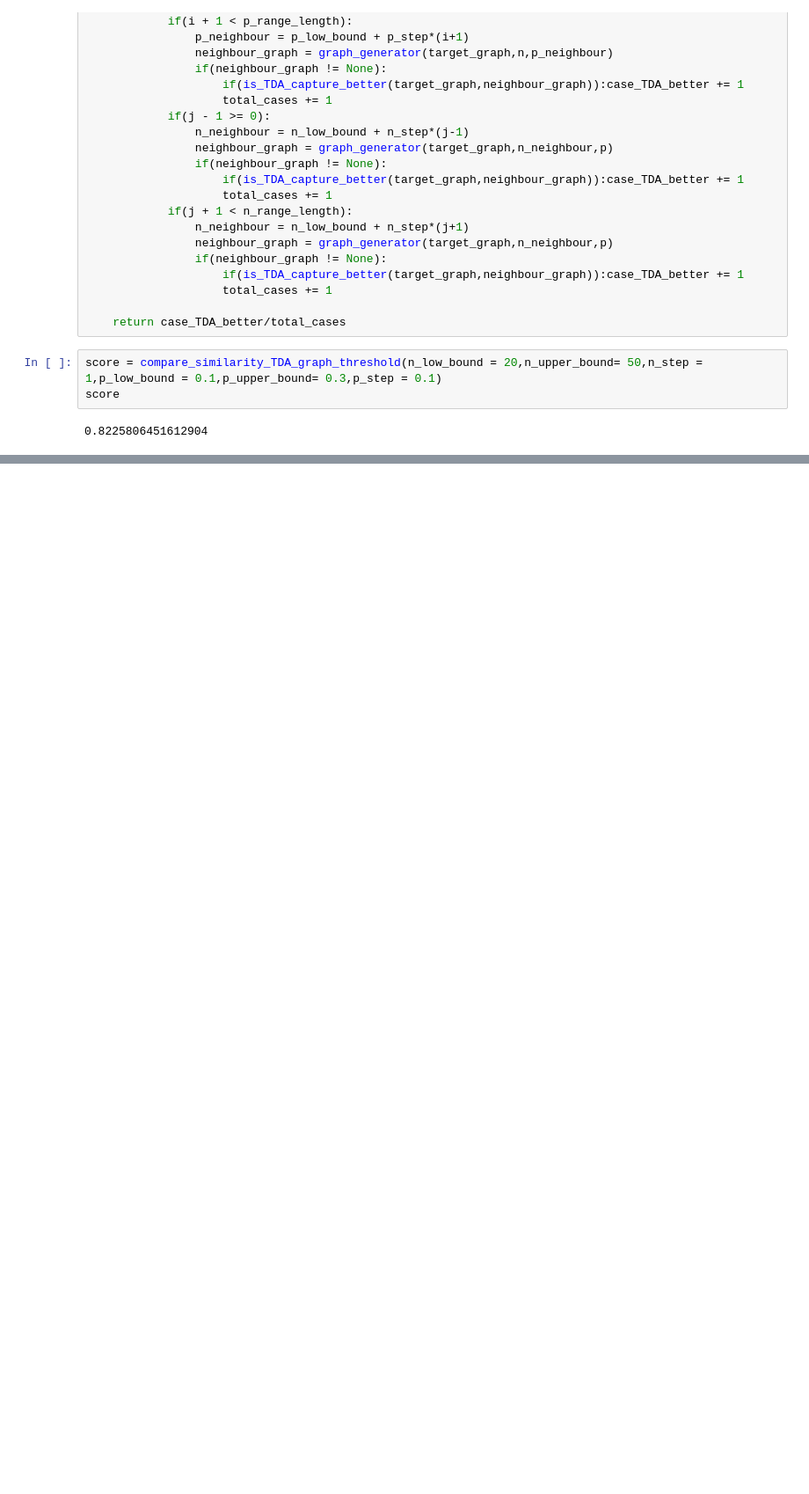
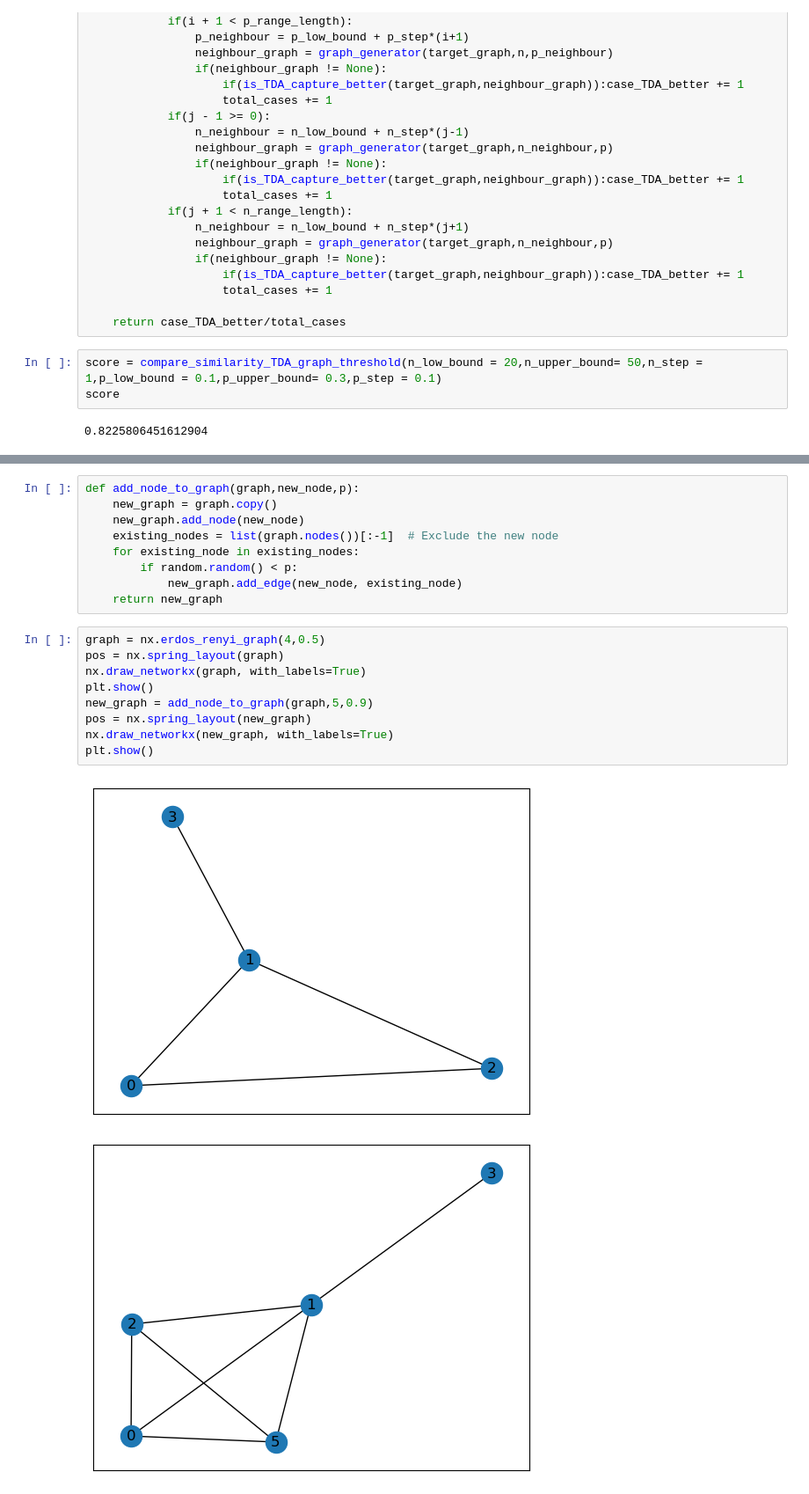
Before and after one commit to benjaminnNgo/TDASimilarityProof, a Jupyter notebook: TDAProof.ipynb, the cells around one changed output, grey strips where cells are left out. Shown at 88% size. Saved outputs shown, nothing was run; the diff lists cells and outputs as text; blank space fills up the shorter version.

```diff
--- a/TDAProof.ipynb
+++ b/TDAProof.ipynb
@@ -228,0 +239,21 @@ score
+# %%
+def add_node_to_graph(graph,new_node,p):
+    new_graph = graph.copy()
+    new_graph.add_node(new_node)
+    existing_nodes = list(graph.nodes())[:-1]  # Exclude the new node
+    for existing_node in existing_nodes:
+        if random.random() < p:
+            new_graph.add_edge(new_node, existing_node)
+    return new_graph
+# %%
+graph = nx.erdos_renyi_graph(4,0.5)
+pos = nx.spring_layout(graph)
+nx.draw_networkx(graph, with_labels=True)
+plt.show()
+new_graph = add_node_to_graph(graph,5,0.9)
+pos = nx.spring_layout(new_graph)
+nx.draw_networkx(new_graph, with_labels=True)
+plt.show()
+# %% [output]
+[figure, added]
+[figure, added]
```
Also changed, not shown: parts of 18 cells of this notebook, 2 other files.
